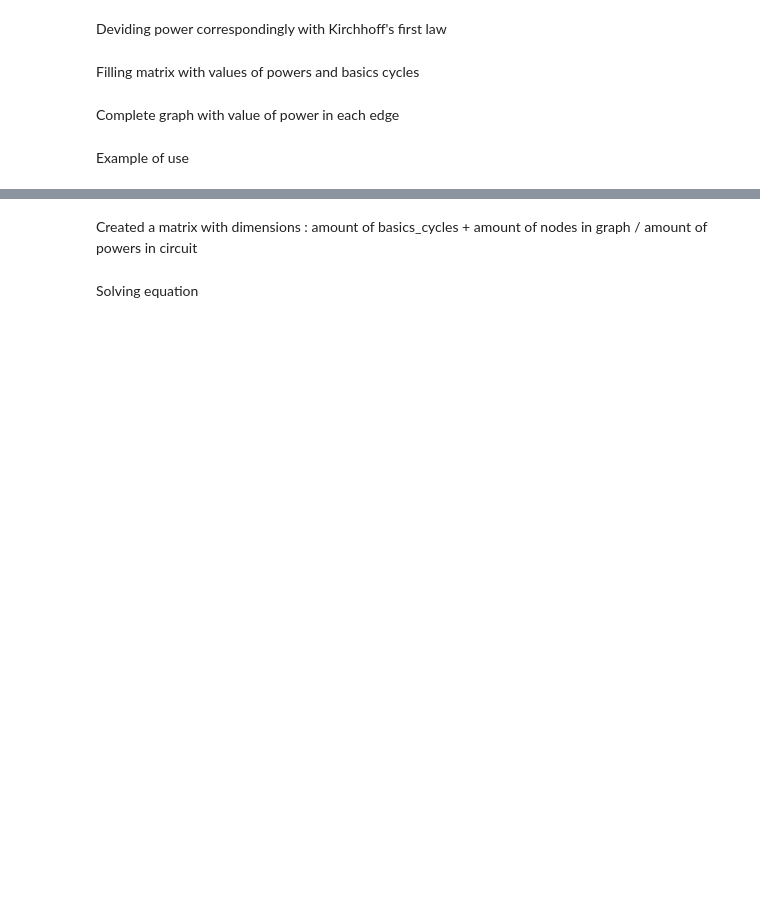
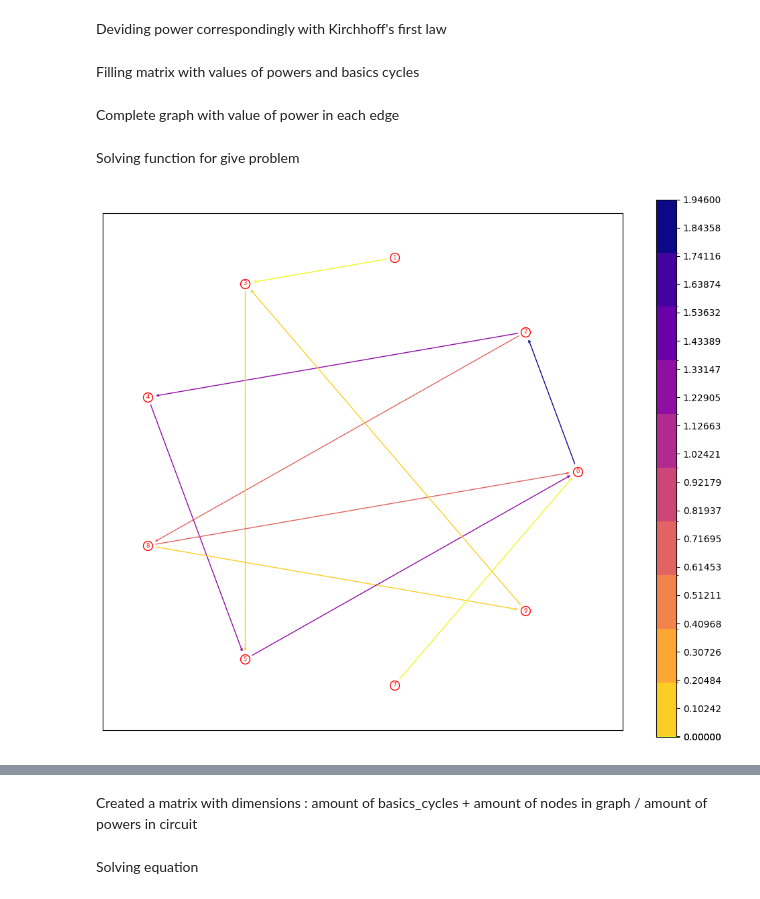
Before and after one commit to Panyloi/MOwNiT_AGH, a Jupyter notebook: lab2_cwiczenia/lab2.ipynb, the cells around one changed output, grey strips where cells are left out. Drawn from its saved outputs; the diff is of its cells as text; code cells hidden in the pictures; blank space fills up the shorter version.

```diff
--- a/lab2_cwiczenia/lab2.ipynb
+++ b/lab2_cwiczenia/lab2.ipynb
@@ -504,3 +489 @@ def solvedGraph(solution, graphH):
     return return_graph
-# %% [markdown]
-Example of use
@@ -509,0 +490,40 @@ graph_t3_org, dict_graph_t3_org = loadGraph("t3.txt")
+# %% [markdown]
+Solving function for give problem
+# %%
+def solvingFlow(graph_org, dict_graph_org, s, t, E, flag = True):
+    # load SEM to graph
+    graph, dict_graph = loadSEM(s, t, E, graph_org, dict_graph_org)
+
+    # for i in dict_graph:
+    #     print(i)
+    # assign every edge own number power
+    len_of_powers = powerDivide(dict_graph, s)
+    # print(len_of_powers)
+    # Finding basics cycles in graph
+    cycles = paton(graph)
+    # print(cycles)
+
+    # Created a matrix with dimensions : amount of basics_cycles + amount of nodes in graph / amount of powers in circuit
+    c_len = len(cycles)
+    n_len = len(dict_graph)
+    # print(c_len)
+    # print(n_len)
+
+    # initialization of matrices
+    matrixX = np.zeros((c_len + n_len, len_of_powers))
+    matrixB = np.zeros((c_len + n_len, 1))
+    # print(matrixX)
+    # print(matrixB)
+
+    # resolving matrices
+    to_solveX, to_solveB = fillMatrix(cycles, dict_graph, matrixX, matrixB, s, t, E)
+
+    # solved numbers
+    solved = np.linalg.lstsq(to_solveX, to_solveB, rcond=None)[0]
+    # print(solved)
+
+    # graph to print
+    solution_graph = solvedGraph(solved, dict_graph)
+
+    # printing final graph
+    graphToNx(solution_graph, s, t, flag=flag)
@@ -510,3 +532,7 @@ graph_t3_org, dict_graph_t3_org = loadGraph("t3.txt")
+# %%
+solvingFlow(graph_t3_org, dict_graph_t3_org, 0, 2, 60)
+# %% [output]
+[figure, added]
 # %%
 s1, t1, E1 = 0, 2, 60
 graph_t3_1, dict_graph_t3_1 = loadSEM(s1, t1, E1, graph_t3_org, dict_graph_t3_org)
```
Also changed, not shown: parts of 52 cells of this notebook.
